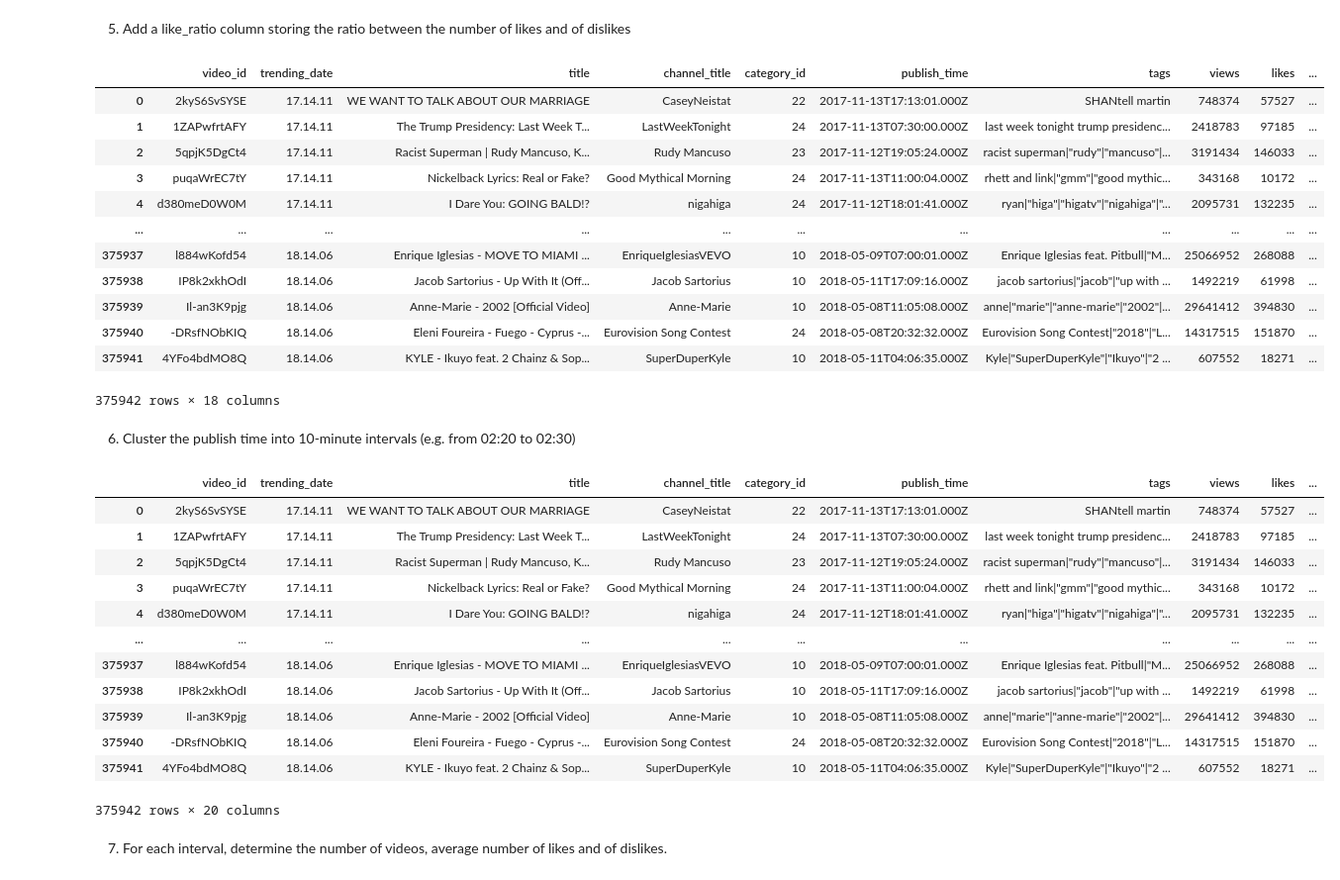
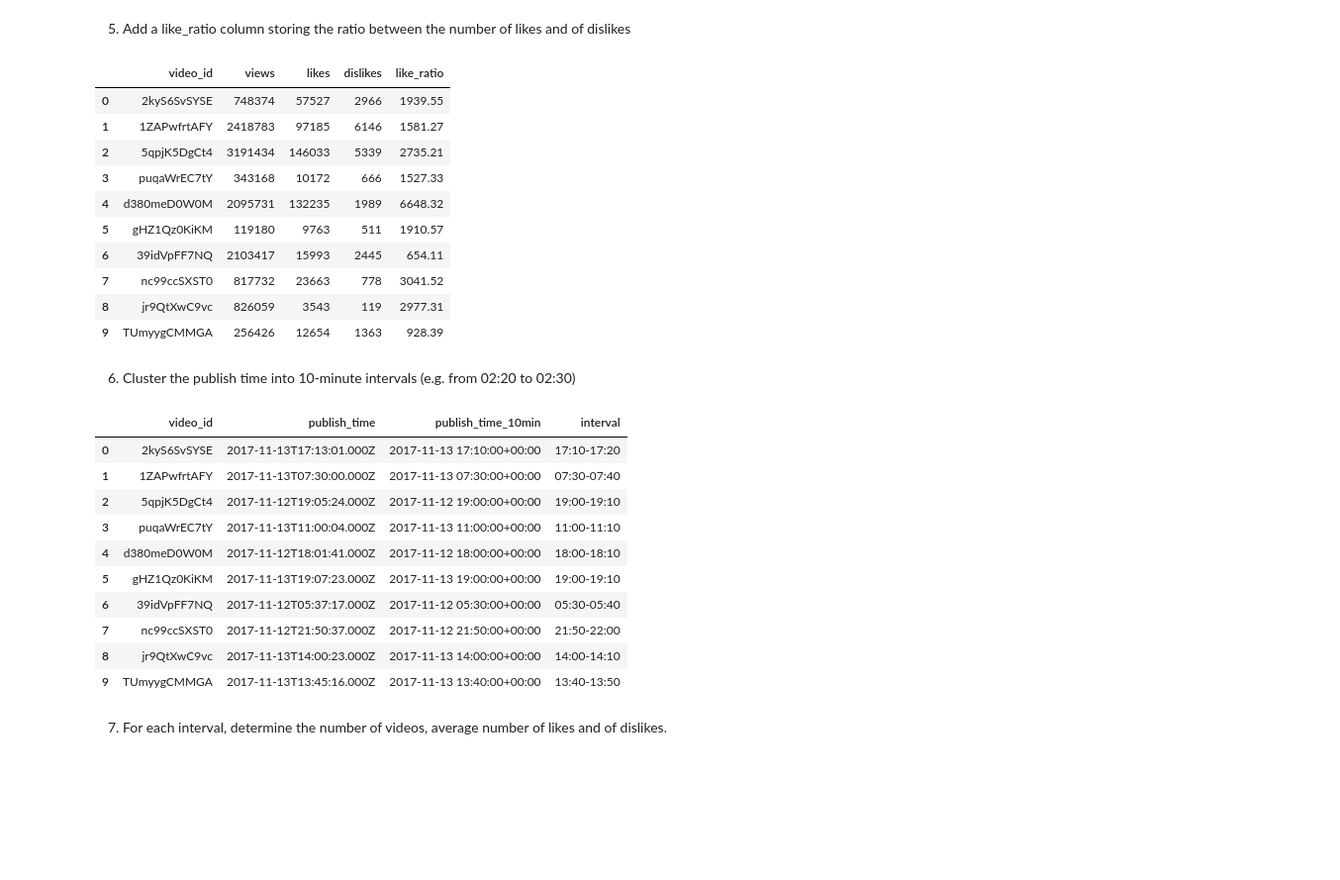
Before and after one commit to DianaCarboneRadchenko/Computer-Science-Project, a Jupyter notebook: ProjectCS.ipynb, the cells around one changed output. Shown at 99% size. Saved outputs shown, nothing was run; the diff lists cells and outputs as text; code cells hidden in the pictures; blank space fills up the shorter version.

```diff
--- a/ProjectCS.ipynb
+++ b/ProjectCS.ipynb
@@ -51,15 +59,16 @@ files_csv
  'RUvideos.csv.zst',
  'GBvideos.csv.zst']
 # %%
-df = pd.read_csv(folder+files_csv[0],encoding='latin1')
+#unisco i file in un unico dataframe
+df = pd.read_csv(folder+files_csv[0],encoding='latin-1')
 df["Country"]=files_csv[0][:2]
 
 for f in range(1,len(files_csv)):
-    ds = pd.read_csv(folder+files_csv[f],encoding='latin1')
+    ds = pd.read_csv(folder+files_csv[f],encoding="latin-1")
     ds["Country"]=files_csv[f][:2]
     df=pd.concat([df,ds], ignore_index=True)
 
-display(df)
+display(df.head(10))
 # %% [output]
 |  | video_id | trending_date | title | channel_title | category_id | publish_time | tags | views | likes | ... |
 | 0 | 2kyS6SvSYSE | 17.14.11 | WE WANT TO TALK ABOUT OUR MARRIAGE | CaseyNeistat | 22 | 2017-11-13T17:13:01.000Z | SHANtell martin | 748374 | 57527 | ... |
@@ -105,6 +110,8 @@ Name: views, Length: 37824, dtype: int64
 excluded = df[((df['ratings_disabled'] == True) & (df['comments_disabled'] == True))
    | (df['video_error_or_removed'] == True)]
 excluded
-# manca un pezzo della domanda
+# rimuovo righe dal dataframe originale
+df = df.drop(excluded.index)
+df.head(10)
 # %% [output]
 |  | video_id | trending_date | title | channel_title | category_id | publish_time | tags | views | likes | ... |
@@ -124,42 +129,38 @@ excluded
 5. Add a like_ratio column storing the ratio between the number of likes and of dislikes
 # %%
 df['like_ratio']=round(df['likes']/df['dislikes']*100,2)
-df
+df[['video_id', 'views', 'likes', 'dislikes', 'like_ratio']].head(10)
 # %% [output]
-|  | video_id | trending_date | title | channel_title | category_id | publish_time | tags | views | likes | ... |
-| 0 | 2kyS6SvSYSE | 17.14.11 | WE WANT TO TALK ABOUT OUR MARRIAGE | CaseyNeistat | 22 | 2017-11-13T17:13:01.000Z | SHANtell martin | 748374 | 57527 | ... |
-| 1 | 1ZAPwfrtAFY | 17.14.11 | The Trump Presidency: Last Week T... | LastWeekTonight | 24 | 2017-11-13T07:30:00.000Z | last week tonight trump presidenc... | 2418783 | 97185 | ... |
-| 2 | 5qpjK5DgCt4 | 17.14.11 | Racist Superman | Rudy Mancuso, K... | Rudy Mancuso | 23 | 2017-11-12T19:05:24.000Z | racist superman|"rudy"|"mancuso"|... | 3191434 | 146033 | ... |
-| 3 | puqaWrEC7tY | 17.14.11 | Nickelback Lyrics: Real or Fake? | Good Mythical Morning | 24 | 2017-11-13T11:00:04.000Z | rhett and link|"gmm"|"good mythic... | 343168 | 10172 | ... |
-| 4 | d380meD0W0M | 17.14.11 | I Dare You: GOING BALD!? | nigahiga | 24 | 2017-11-12T18:01:41.000Z | ryan|"higa"|"higatv"|"nigahiga"|"... | 2095731 | 132235 | ... |
-| ... | ... | ... | ... | ... | ... | ... | ... | ... | ... | ... |
-| 375937 | l884wKofd54 | 18.14.06 | Enrique Iglesias - MOVE TO MIAMI ... | EnriqueIglesiasVEVO | 10 | 2018-05-09T07:00:01.000Z | Enrique Iglesias feat. Pitbull|"M... | 25066952 | 268088 | ... |
-| 375938 | IP8k2xkhOdI | 18.14.06 | Jacob Sartorius - Up With It (Off... | Jacob Sartorius | 10 | 2018-05-11T17:09:16.000Z | jacob sartorius|"jacob"|"up with ... | 1492219 | 61998 | ... |
-| 375939 | Il-an3K9pjg | 18.14.06 | Anne-Marie - 2002 [Official Video] | Anne-Marie | 10 | 2018-05-08T11:05:08.000Z | anne|"marie"|"anne-marie"|"2002"|... | 29641412 | 394830 | ... |
-| 375940 | -DRsfNObKIQ | 18.14.06 | Eleni Foureira - Fuego - Cyprus -... | Eurovision Song Contest | 24 | 2018-05-08T20:32:32.000Z | Eurovision Song Contest|"2018"|"L... | 14317515 | 151870 | ... |
-| 375941 | 4YFo4bdMO8Q | 18.14.06 | KYLE - Ikuyo feat. 2 Chainz & Sop... | SuperDuperKyle | 10 | 2018-05-11T04:06:35.000Z | Kyle|"SuperDuperKyle"|"Ikuyo"|"2 ... | 607552 | 18271 | ... |
+|  | video_id | views | likes | dislikes | like_ratio |
+| 0 | 2kyS6SvSYSE | 748374 | 57527 | 2966 | 1939.55 |
+| 1 | 1ZAPwfrtAFY | 2418783 | 97185 | 6146 | 1581.27 |
+| 2 | 5qpjK5DgCt4 | 3191434 | 146033 | 5339 | 2735.21 |
+| 3 | puqaWrEC7tY | 343168 | 10172 | 666 | 1527.33 |
+| 4 | d380meD0W0M | 2095731 | 132235 | 1989 | 6648.32 |
+| 5 | gHZ1Qz0KiKM | 119180 | 9763 | 511 | 1910.57 |
+| 6 | 39idVpFF7NQ | 2103417 | 15993 | 2445 | 654.11 |
+| 7 | nc99ccSXST0 | 817732 | 23663 | 778 | 3041.52 |
+| 8 | jr9QtXwC9vc | 826059 | 3543 | 119 | 2977.31 |
+| 9 | TUmyygCMMGA | 256426 | 12654 | 1363 | 928.39 |
-375942 rows × 18 columns
 # %% [markdown]
 6. Cluster the publish time into 10-minute intervals (e.g. from 02:20 to 02:30)
 # %%
 df['publish_time_10min'] = pd.to_datetime(df['publish_time']).dt.floor('10min')
-df['interval'] = df['publish_time_10min'].dt.strftime('%H:%M') + '–' + \
+df['interval'] = df['publish_time_10min'].dt.strftime('%H:%M') + '-' + \
                   (df['publish_time_10min'] + pd.Timedelta(minutes=10)).dt.strftime('%H:%M')
-df
+df[['video_id','publish_time', 'publish_time_10min', 'interval']].head(10)
 # %% [output]
-|  | video_id | trending_date | title | channel_title | category_id | publish_time | tags | views | likes | ... |
-| 0 | 2kyS6SvSYSE | 17.14.11 | WE WANT TO TALK ABOUT OUR MARRIAGE | CaseyNeistat | 22 | 2017-11-13T17:13:01.000Z | SHANtell martin | 748374 | 57527 | ... |
-| 1 | 1ZAPwfrtAFY | 17.14.11 | The Trump Presidency: Last Week T... | LastWeekTonight | 24 | 2017-11-13T07:30:00.000Z | last week tonight trump presidenc... | 2418783 | 97185 | ... |
-| 2 | 5qpjK5DgCt4 | 17.14.11 | Racist Superman | Rudy Mancuso, K... | Rudy Mancuso | 23 | 2017-11-12T19:05:24.000Z | racist superman|"rudy"|"mancuso"|... | 3191434 | 146033 | ... |
-| 3 | puqaWrEC7tY | 17.14.11 | Nickelback Lyrics: Real or Fake? | Good Mythical Morning | 24 | 2017-11-13T11:00:04.000Z | rhett and link|"gmm"|"good mythic... | 343168 | 10172 | ... |
-| 4 | d380meD0W0M | 17.14.11 | I Dare You: GOING BALD!? | nigahiga | 24 | 2017-11-12T18:01:41.000Z | ryan|"higa"|"higatv"|"nigahiga"|"... | 2095731 | 132235 | ... |
-| ... | ... | ... | ... | ... | ... | ... | ... | ... | ... | ... |
-| 375937 | l884wKofd54 | 18.14.06 | Enrique Iglesias - MOVE TO MIAMI ... | EnriqueIglesiasVEVO | 10 | 2018-05-09T07:00:01.000Z | Enrique Iglesias feat. Pitbull|"M... | 25066952 | 268088 | ... |
-| 375938 | IP8k2xkhOdI | 18.14.06 | Jacob Sartorius - Up With It (Off... | Jacob Sartorius | 10 | 2018-05-11T17:09:16.000Z | jacob sartorius|"jacob"|"up with ... | 1492219 | 61998 | ... |
-| 375939 | Il-an3K9pjg | 18.14.06 | Anne-Marie - 2002 [Official Video] | Anne-Marie | 10 | 2018-05-08T11:05:08.000Z | anne|"marie"|"anne-marie"|"2002"|... | 29641412 | 394830 | ... |
-| 375940 | -DRsfNObKIQ | 18.14.06 | Eleni Foureira - Fuego - Cyprus -... | Eurovision Song Contest | 24 | 2018-05-08T20:32:32.000Z | Eurovision Song Contest|"2018"|"L... | 14317515 | 151870 | ... |
-| 375941 | 4YFo4bdMO8Q | 18.14.06 | KYLE - Ikuyo feat. 2 Chainz & Sop... | SuperDuperKyle | 10 | 2018-05-11T04:06:35.000Z | Kyle|"SuperDuperKyle"|"Ikuyo"|"2 ... | 607552 | 18271 | ... |
+|  | video_id | publish_time | publish_time_10min | interval |
+| 0 | 2kyS6SvSYSE | 2017-11-13T17:13:01.000Z | 2017-11-13 17:10:00+00:00 | 17:10-17:20 |
+| 1 | 1ZAPwfrtAFY | 2017-11-13T07:30:00.000Z | 2017-11-13 07:30:00+00:00 | 07:30-07:40 |
+| 2 | 5qpjK5DgCt4 | 2017-11-12T19:05:24.000Z | 2017-11-12 19:00:00+00:00 | 19:00-19:10 |
+| 3 | puqaWrEC7tY | 2017-11-13T11:00:04.000Z | 2017-11-13 11:00:00+00:00 | 11:00-11:10 |
+| 4 | d380meD0W0M | 2017-11-12T18:01:41.000Z | 2017-11-12 18:00:00+00:00 | 18:00-18:10 |
+| 5 | gHZ1Qz0KiKM | 2017-11-13T19:07:23.000Z | 2017-11-13 19:00:00+00:00 | 19:00-19:10 |
+| 6 | 39idVpFF7NQ | 2017-11-12T05:37:17.000Z | 2017-11-12 05:30:00+00:00 | 05:30-05:40 |
+| 7 | nc99ccSXST0 | 2017-11-12T21:50:37.000Z | 2017-11-12 21:50:00+00:00 | 21:50-22:00 |
+| 8 | jr9QtXwC9vc | 2017-11-13T14:00:23.000Z | 2017-11-13 14:00:00+00:00 | 14:00-14:10 |
+| 9 | TUmyygCMMGA | 2017-11-13T13:45:16.000Z | 2017-11-13 13:40:00+00:00 | 13:40-13:50 |
-375942 rows × 20 columns
 # %% [markdown]
 7. For each interval, determine the number of videos, average number of likes and of dislikes.
 # %%
```
Also changed, not shown: parts of 15 cells of this notebook.
